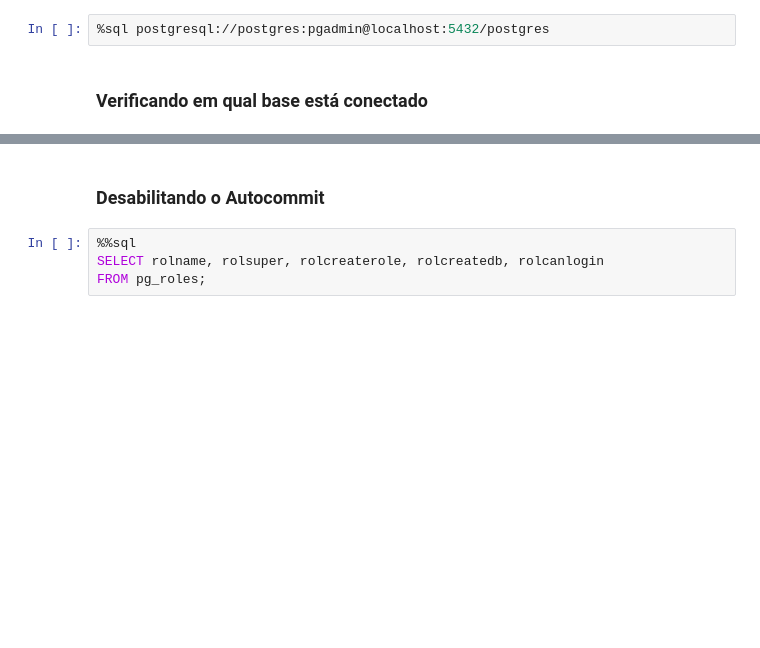
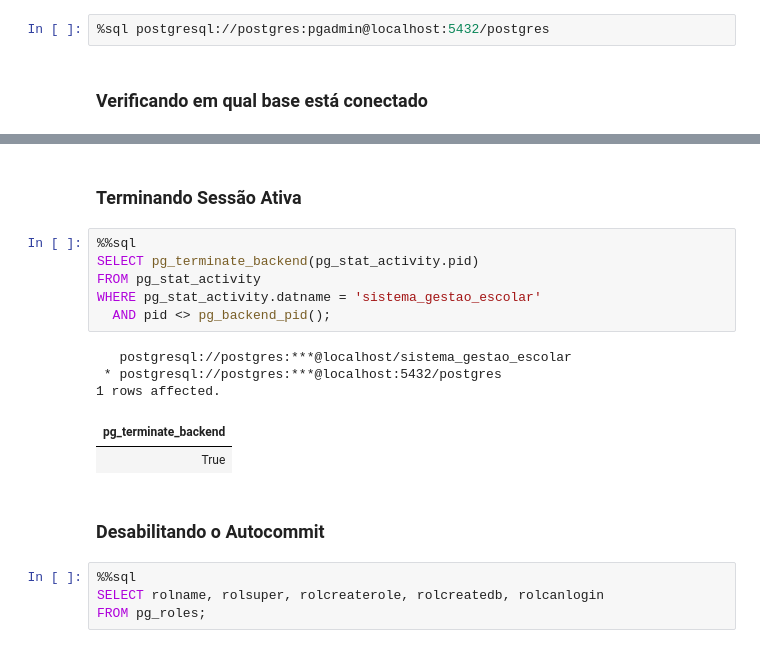
Before and after one commit to rodriguesgbreno/projeto_final_base_de_dados_scc0240_2025, a Jupyter notebook: documentos/projeto_final.ipynb, the cells around one changed output, grey strips where cells are left out. Cells and saved outputs as stored; diff of their text form; blank space fills up the shorter version.

```diff
--- a/documentos/projeto_final.ipynb
+++ b/documentos/projeto_final.ipynb
@@ -83,3 +788,17 @@ SELECT Current_database();
+# %% [markdown]
+### Terminando Sessão Ativa
+# %%
+%%sql
+SELECT pg_terminate_backend(pg_stat_activity.pid)
+FROM pg_stat_activity
+WHERE pg_stat_activity.datname = 'sistema_gestao_escolar'
+  AND pid <> pg_backend_pid();
+# %% [output]
+   postgresql://postgres:***@localhost/sistema_gestao_escolar
+ * postgresql://postgres:***@localhost:5432/postgres
+1 rows affected.
+| pg_terminate_backend |
+| True |
 # %% [markdown]
 ### Desabilitando o Autocommit
 # %%
```
Also changed, not shown: parts of 33 cells of this notebook, 6 other files.
